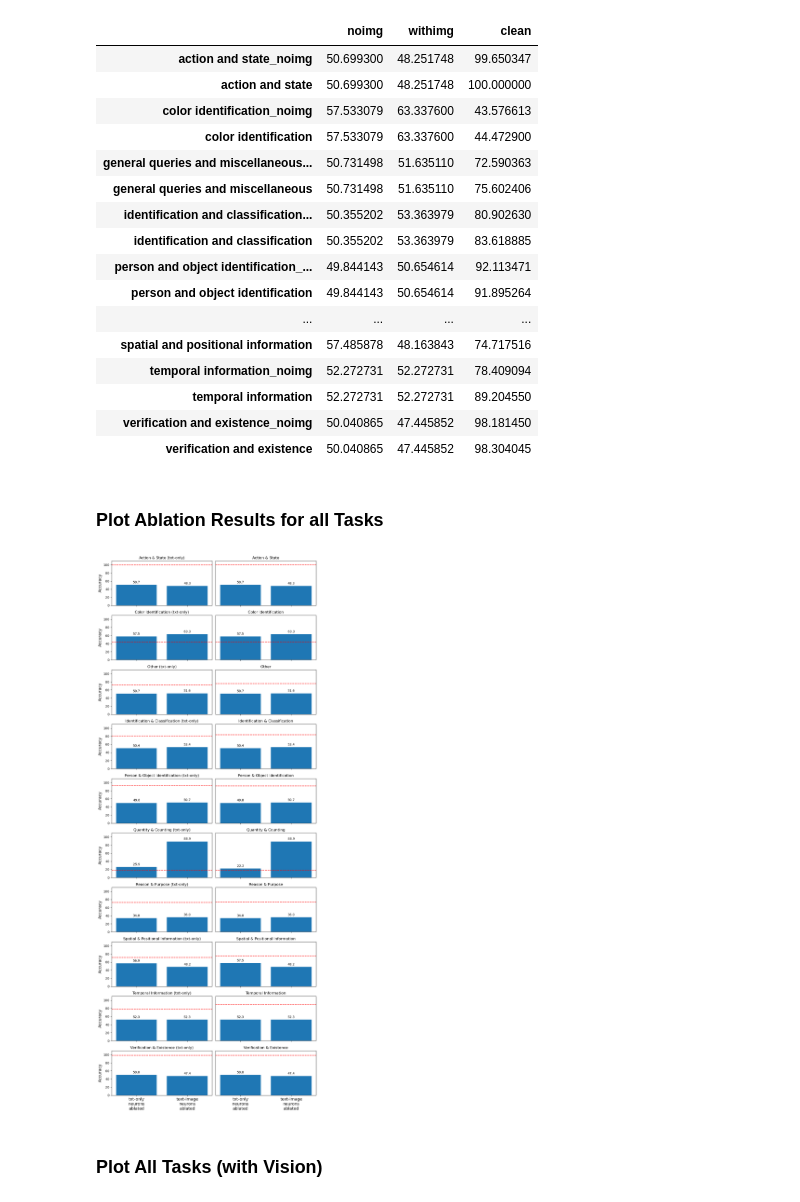
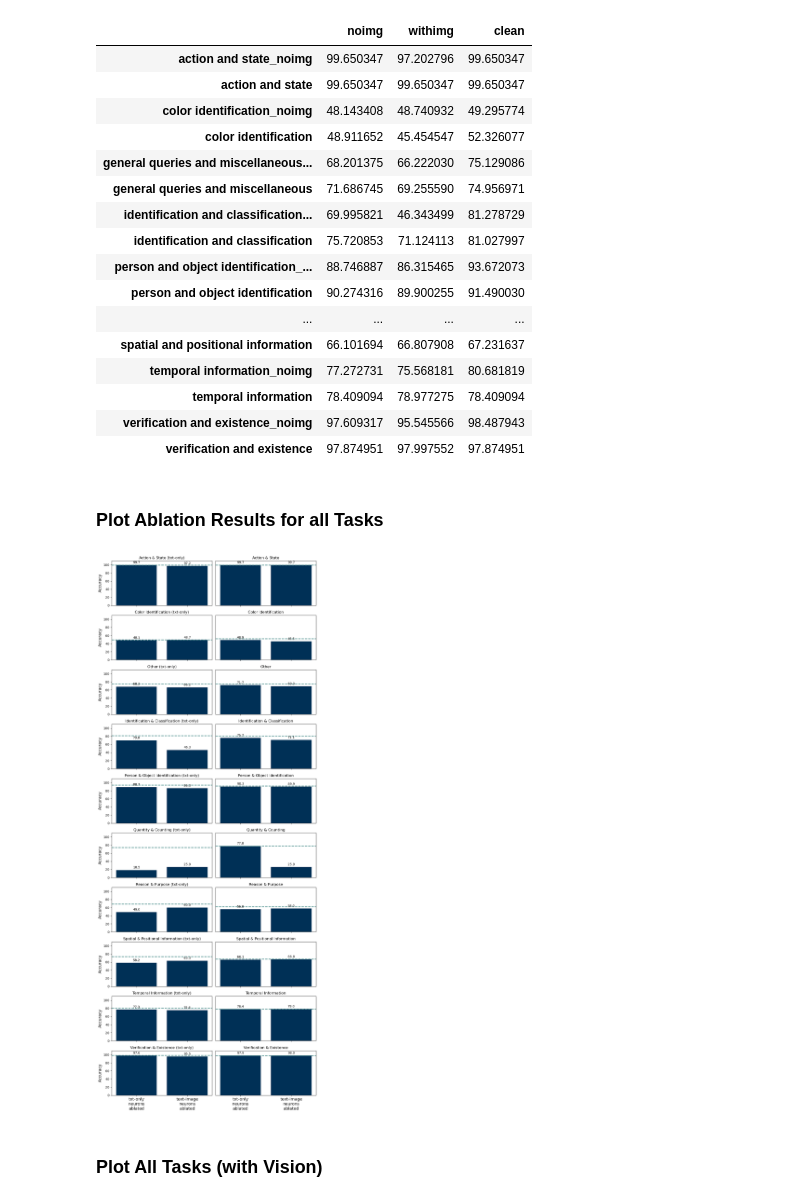
Before and after one commit to klerings/babylm_analysis, a Jupyter notebook: analyse_ablations.ipynb, the cells around one changed output. Saved outputs shown, nothing was run; the diff lists cells and outputs as text; code cells hidden in the pictures.

```diff
--- a/analyse_ablations.ipynb
+++ b/analyse_ablations.ipynb
@@ -5,7 +5,9 @@ import matplotlib.pyplot as plt
 import pandas as pd
 # %%
 task = "vqa"
-result_dir = f"results/ablation_top_neurons/{task}/{task}_git_1vd125_s1_e29_nall/"
+model_setting = "flamingo"
+#model_setting = "git_1vd125_s1_e29"
+result_dir = f"results/ablation_top_neurons/{task}/{task}_{model_setting}_nall/"
 result_dict = {}
 for file in os.listdir(result_dir):
         subtask = " ".join(file.split("_")[:-3])
@@ -56,22 +58,22 @@ df = pd.DataFrame.from_dict(matrix, orient='index')
 df
 # %% [output]
 |  | noimg | withimg | clean |
-| action and state_noimg | 50.699300 | 48.251748 | 99.650347 |
-| action and state | 50.699300 | 48.251748 | 100.000000 |
-| color identification_noimg | 57.533079 | 63.337600 | 43.576613 |
-| color identification | 57.533079 | 63.337600 | 44.472900 |
-| general queries and miscellaneous... | 50.731498 | 51.635110 | 72.590363 |
-| general queries and miscellaneous | 50.731498 | 51.635110 | 75.602406 |
-| identification and classification... | 50.355202 | 53.363979 | 80.902630 |
-| identification and classification | 50.355202 | 53.363979 | 83.618885 |
-| person and object identification_... | 49.844143 | 50.654614 | 92.113471 |
-| person and object identification | 49.844143 | 50.654614 | 91.895264 |
+| action and state_noimg | 99.650347 | 97.202796 | 99.650347 |
+| action and state | 99.650347 | 99.650347 | 99.650347 |
+| color identification_noimg | 48.143408 | 48.740932 | 49.295774 |
+| color identification | 48.911652 | 45.454547 | 52.326077 |
+| general queries and miscellaneous... | 68.201375 | 66.222030 | 75.129086 |
+| general queries and miscellaneous | 71.686745 | 69.255590 | 74.956971 |
+| identification and classification... | 69.995821 | 46.343499 | 81.278729 |
+| identification and classification | 75.720853 | 71.124113 | 81.027997 |
+| person and object identification_... | 88.746887 | 86.315465 | 93.672073 |
+| person and object identification | 90.274316 | 89.900255 | 91.490030 |
 | ... | ... | ... | ... |
-| spatial and positional information | 57.485878 | 48.163843 | 74.717516 |
-| temporal information_noimg | 52.272731 | 52.272731 | 78.409094 |
-| temporal information | 52.272731 | 52.272731 | 89.204550 |
-| verification and existence_noimg | 50.040865 | 47.445852 | 98.181450 |
-| verification and existence | 50.040865 | 47.445852 | 98.304045 |
+| spatial and positional information | 66.101694 | 66.807908 | 67.231637 |
+| temporal information_noimg | 77.272731 | 75.568181 | 80.681819 |
+| temporal information | 78.409094 | 78.977275 | 78.409094 |
+| verification and existence_noimg | 97.609317 | 95.545566 | 98.487943 |
+| verification and existence | 97.874951 | 97.997552 | 97.874951 |
 # %%
 vqa_tasks = {"person and object identification": "Person & Object Identification",
 "general queries and miscellaneous": "Other",
@@ -86,6 +88,10 @@ vqa_tasks = {"person and object identification": "Person & Object Identification
 # %% [markdown]
 ### Plot Ablation Results for all Tasks
 # %%
+# colors
+bar_color = (0/255, 48/255, 86/255)
+line_color = (65/255, 137/255, 134/255)
+
 # Number of subplots
 num_plots = len(matrix.keys())
 cols = 2
@@ -106,8 +112,8 @@ for i, (key, inner_dict) in enumerate(matrix.items()):
             name = "txt-only\nneurons\nablated" if k == "noimg" else "text-image\nneurons\nablated"
             res[name] = v
     subtask_name = vqa_tasks[key.replace("_noimg","")]
-    bars = axes[i].bar(list(res.keys()), [v for v in res.values()], color="tab:blue")
-    axes[i].axhline(clean, color="r",linestyle="--")
+    bars = axes[i].bar(list(res.keys()), [v for v in res.values()], color=bar_color)
+    axes[i].axhline(clean, color=line_color,linestyle="--",linewidth=2)
     if "_noimg" in key:
         title = f"{subtask_name} (txt-only)"
     else:
@@ -123,34 +129,34 @@ for i, (key, inner_dict) in enumerate(matrix.items()):
                          xytext=(0, 3),  # Offset above bar
                          textcoords="offset points",  # Coordinate system
                          ha='center', va='bottom')  # Alignment
 
     axes[i].set_ylim([0, 110])
 
     # Show y-labels only on the left column (even indices)
     if i % cols == 0:
         axes[i].set_ylabel("Accuracy", fontsize=13)
     else:
         axes[i].set_ylabel('')  # Hide y-labels for the right column
         axes[i].tick_params(axis='y', which='both', left=False, labelsize=14)  # Hide y-ticks for the right column
         axes[i].set_yticklabels([])
 
     # Show x-labels only on the bottom row
     if i >= (rows - 1) * cols:
         axes[i].tick_params(axis='x', labelrotation=0, labelsize=13)  # Rotate x-axis labels if needed
     else:
         axes[i].tick_params(labelbottom=False)  # Hide x-axis labels for other rows
 
 # Hide any extra axes
 for j in range(i+1, len(axes)):
     fig.delaxes(axes[j])
 
 #fig.text(0.27, 1.001, 'Subtasks (txt-only) ', ha='center', fontsize=13)
 #fig.text(0.77, 1.001, 'Subtasks', ha='center', fontsize=13)
 
 plt.tight_layout()
 plt.show()
 # %% [output]
-[figure, old version]
+[figure, new version]
 # %% [markdown]
 ### Plot All Tasks (with Vision)
 # %%
```
Also changed, not shown: parts of 4 cells of this notebook, 3 other files.
